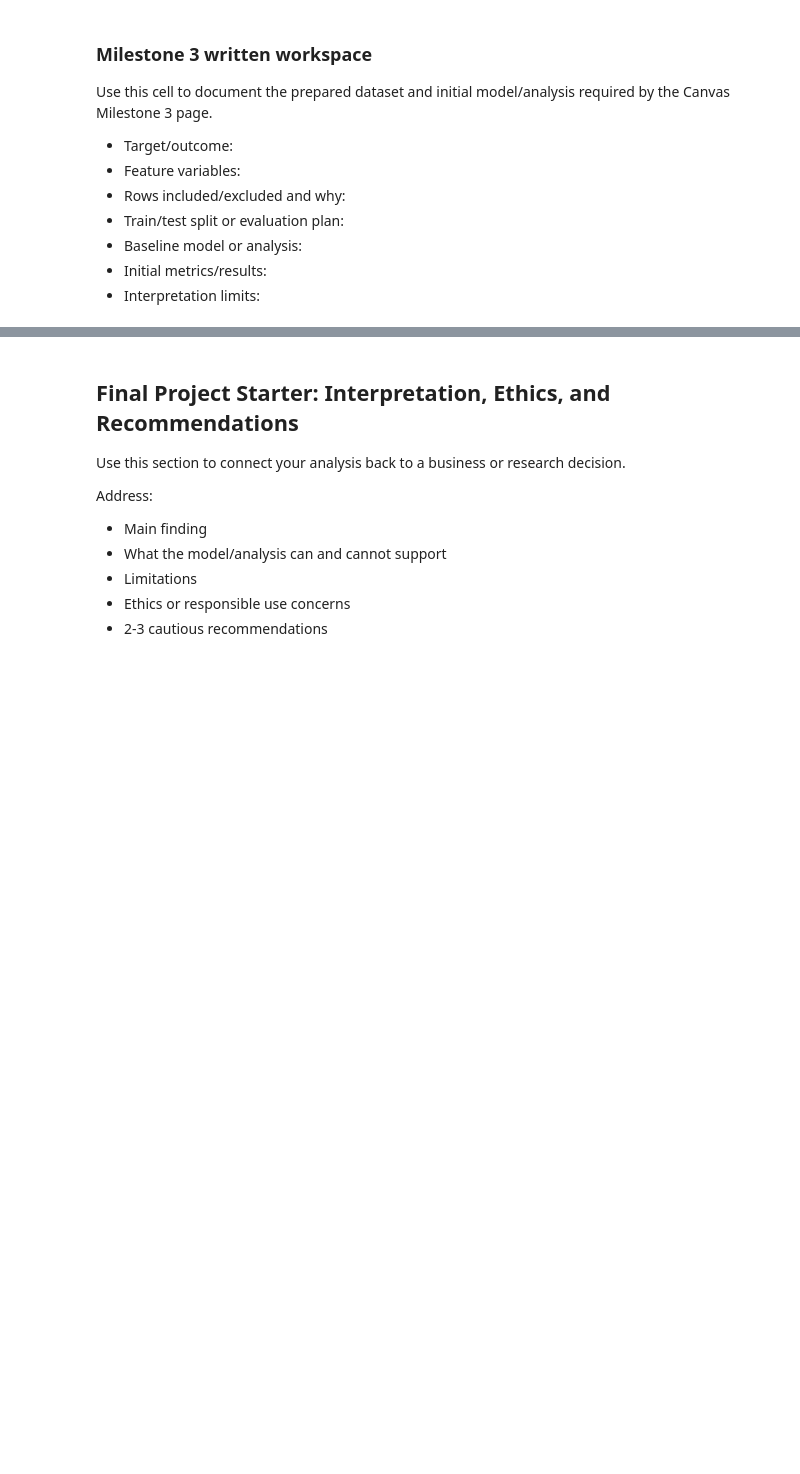
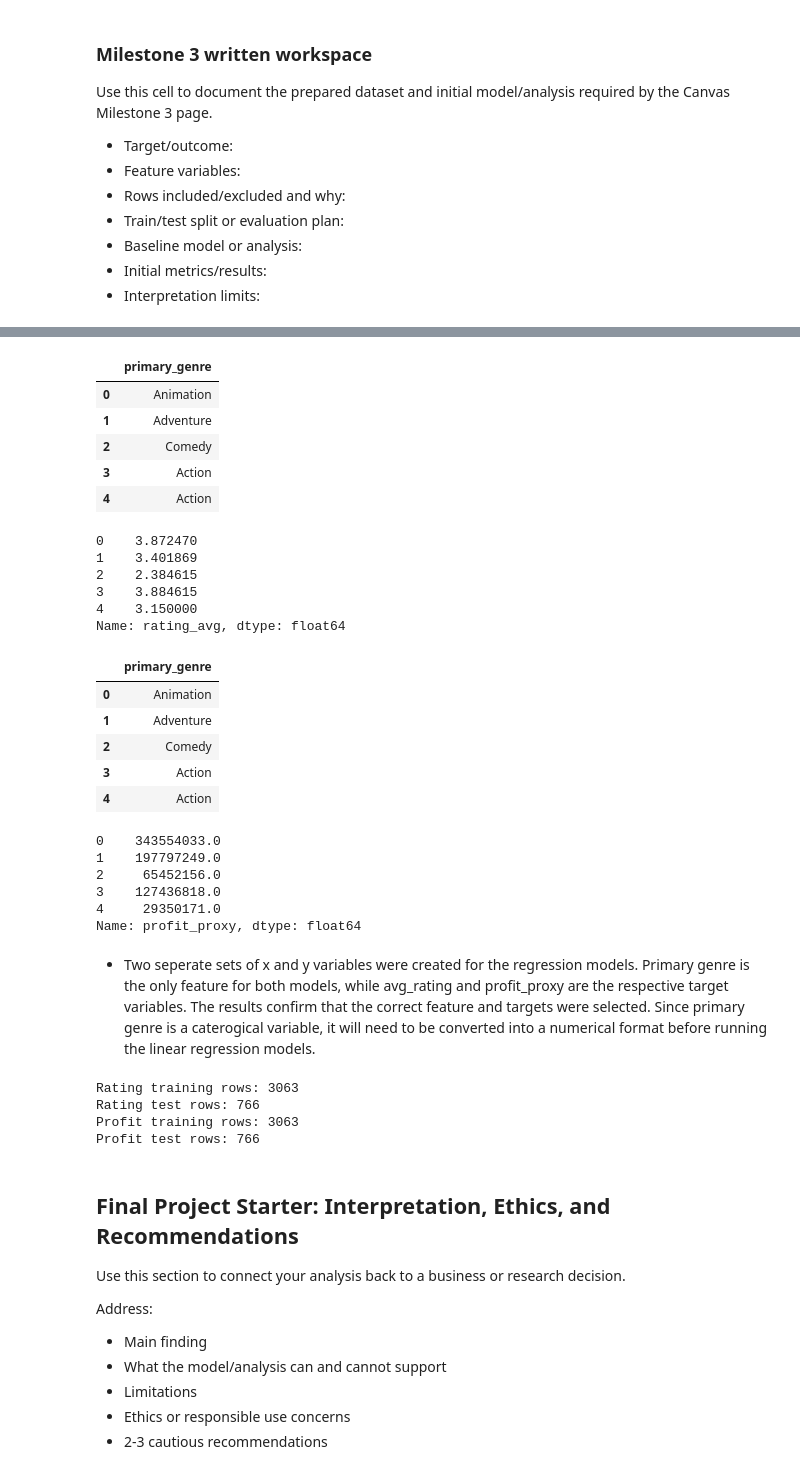
Before and after one commit to mlholg99/ban6003-project-movie-template-Meagan_Holguin, a Jupyter notebook: notebooks/movies_project_starter.ipynb, the cells around one changed output, grey strips where cells are left out. Saved outputs shown, nothing was run; the diff lists cells and outputs as text; code cells hidden in the pictures; blank space fills up the shorter version.

```diff
--- a/notebooks/movies_project_starter.ipynb
+++ b/notebooks/movies_project_starter.ipynb
@@ -726,3 +769,62 @@ abt.describe(include='all').T.head(25)
+# %%
+#define variables for the rating model
+X_rating = model_rating_df[features]
+y_rating = model_rating_df[target_rating]
+
+#defibd variables for the profit model
+X_profit = model_profit_df[features]
+y_profit = model_profit_df[target_profit]
+# %%
+display(X_rating.head())
+display(y_rating.head())
+
+display(X_profit.head())
+display(y_profit.head())
+# %% [output]
+|  | primary_genre |
+| 0 | Animation |
+| 1 | Adventure |
+| 2 | Comedy |
+| 3 | Action |
+| 4 | Action |
+0    3.872470
+1    3.401869
+2    2.384615
+3    3.884615
+4    3.150000
+Name: rating_avg, dtype: float64
+|  | primary_genre |
+| 0 | Animation |
+| 1 | Adventure |
+| 2 | Comedy |
+| 3 | Action |
+| 4 | Action |
+0    343554033.0
+1    197797249.0
+2     65452156.0
+3    127436818.0
+4     29350171.0
+Name: profit_proxy, dtype: float64
+# %% [markdown]
+- Two seperate sets of x and y variables were created for the regression models. Primary genre is the only feature for both models, while avg_rating and profit_proxy are the respective target variables. The results confirm that the correct feature and targets were selected. Since primary genre is a caterogical variable, it will need to be converted into a numerical format before running the linear regression models.
+# %%
+# train/test split for the rating model
+X_rating_train, X_rating_test, y_rating_train, y_rating_test = train_test_split(
+    X_rating, y_rating, test_size=0.2, random_state=42)
+
+# train/test split for the profit model
+X_profit_train, X_profit_test, y_profit_train, y_profit_test = train_test_split(
+    X_profit, y_profit, test_size=0.2, random_state=42)
+
+print("Rating training rows:", len(X_rating_train))
+print("Rating test rows:", len(X_rating_test))
+print("Profit training rows:", len(X_profit_train))
+print("Profit test rows:", len(X_profit_test))
+# %% [output]
+Rating training rows: 3063
+Rating test rows: 766
+Profit training rows: 3063
+Profit test rows: 766
 # %% [markdown]
 ## Final Project Starter: Interpretation, Ethics, and Recommendations
 
```
Also changed, not shown: parts of 12 cells of this notebook.
